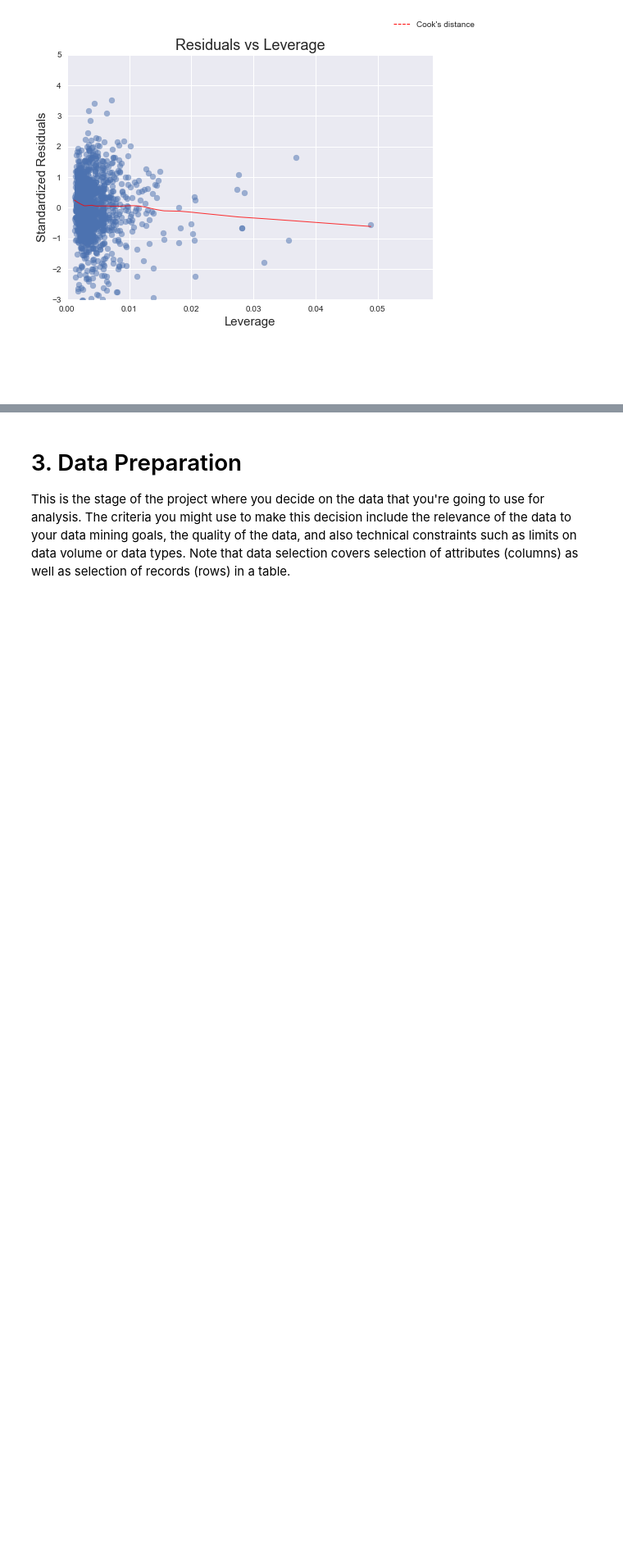
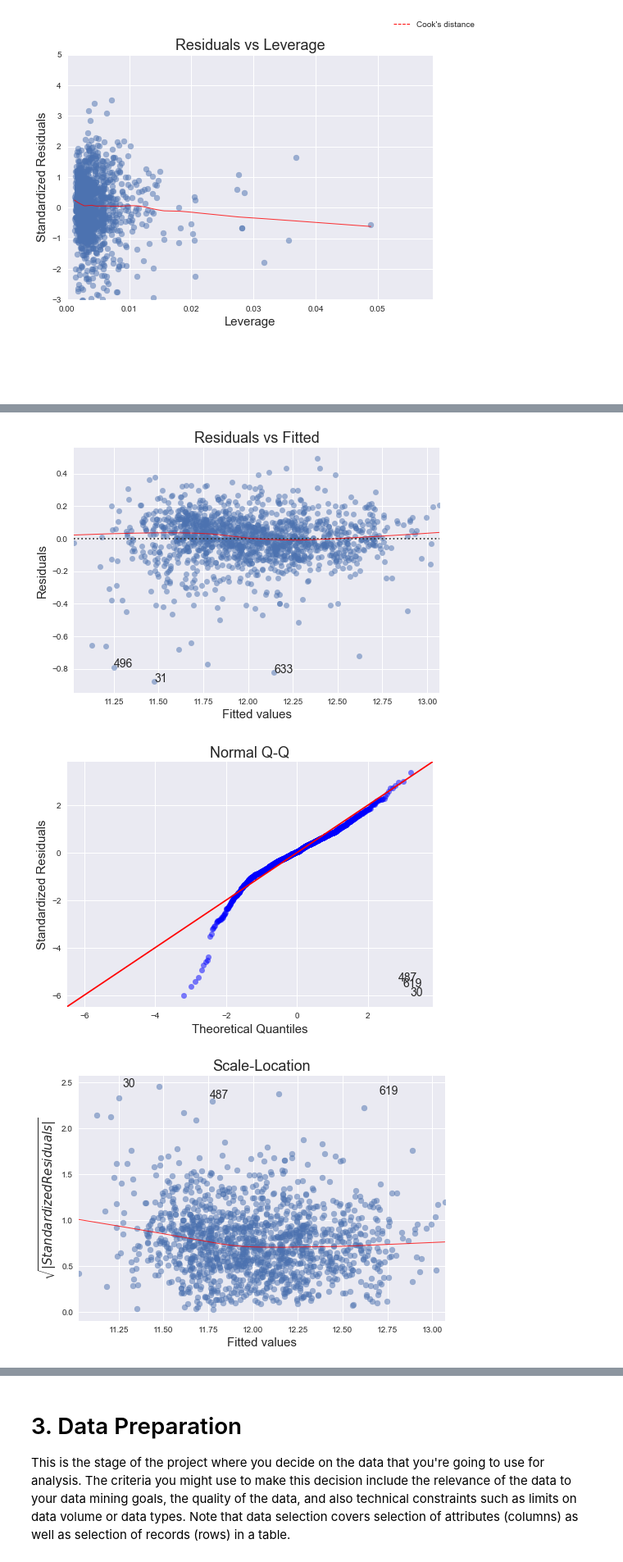
Before and after one commit to freya-git/LAVA, a Jupyter notebook: CRISP-DM_Template.ipynb, the cells around one changed output, grey strips where cells are left out. Shown at 82% size. Cells and saved outputs as stored; diff of their text form; code cells hidden in the pictures; blank space fills up the shorter version.

```diff
--- a/CRISP-DM_Template.ipynb
+++ b/CRISP-DM_Template.ipynb
@@ -895,0 +899,6 @@ diagnostic_plots(sm.add_constant(X[base]), y)
+# %%
+diagnostic_plots(X[features], y)
+# %% [output]
+[figure, added]
+[figure, added]
+[figure, added]
```
Also changed, not shown: parts of 77 cells of this notebook, 1 other file.
